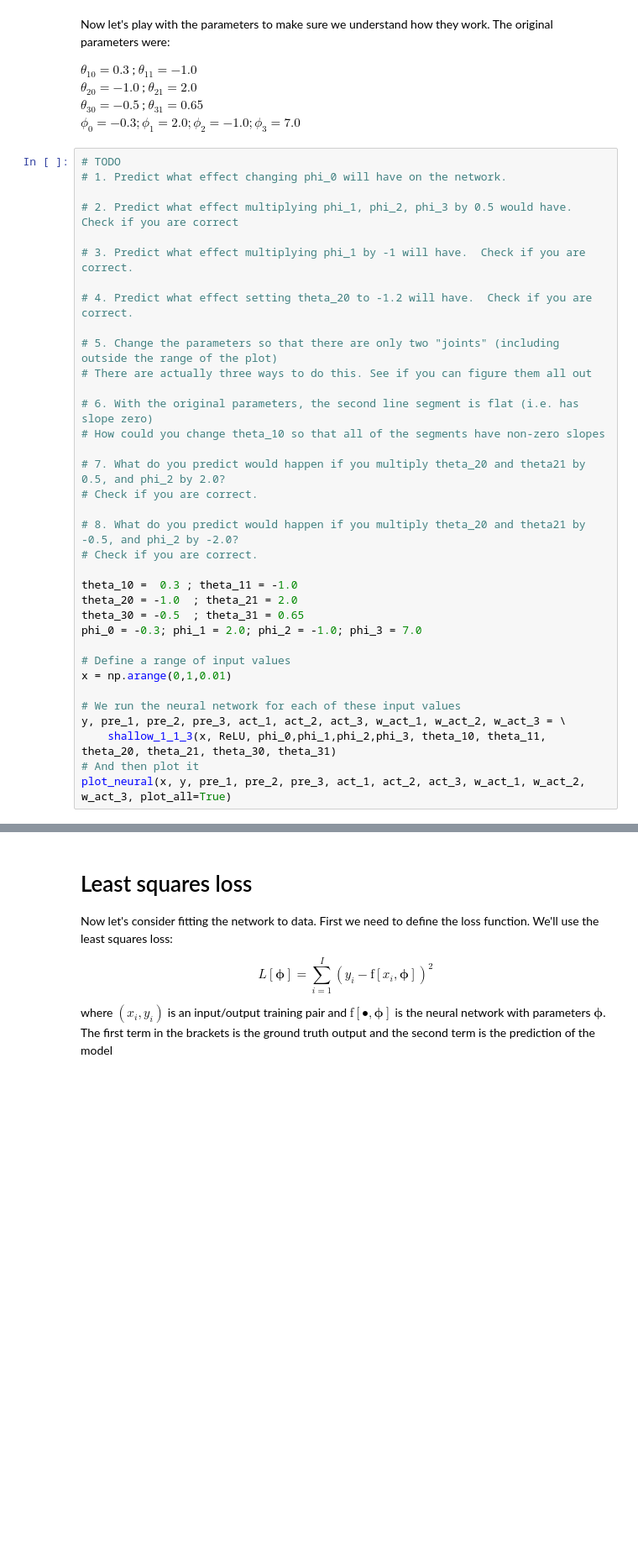
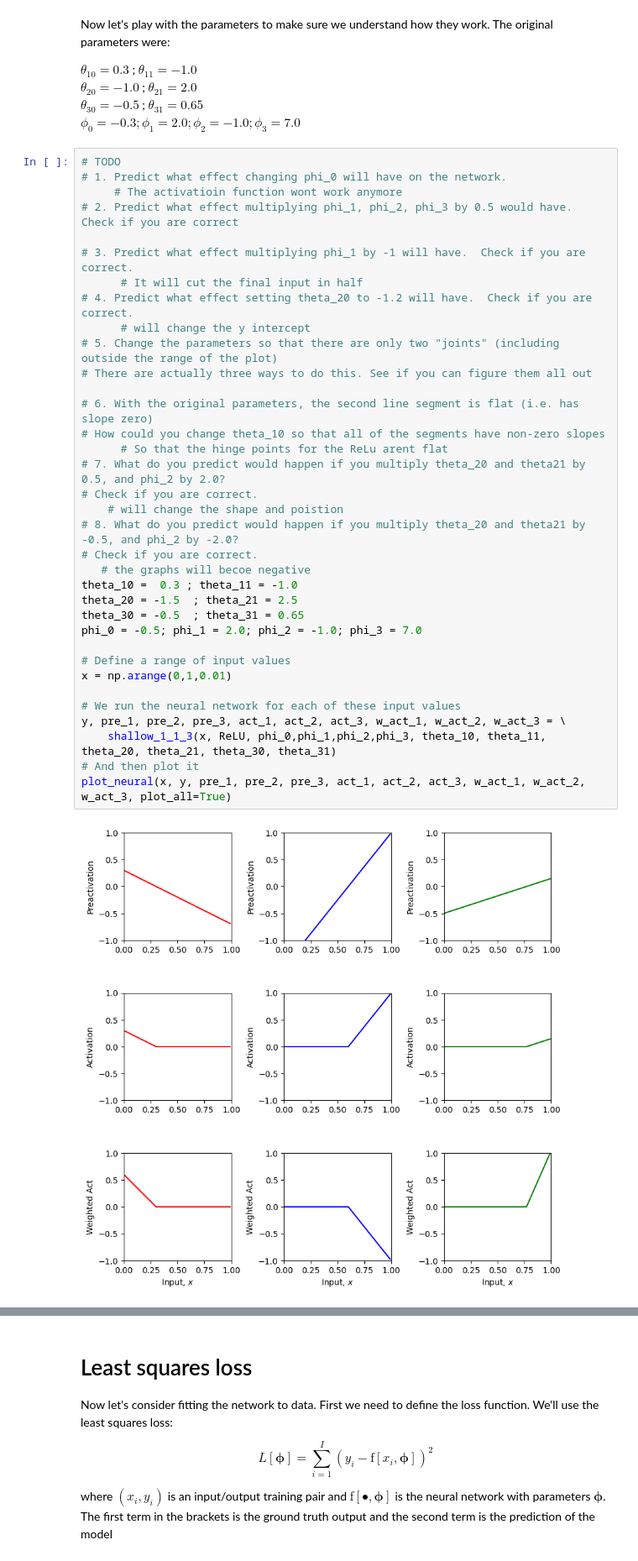
Before and after one commit to ShawnDhillon1/167-DL, a Jupyter notebook: assignment3.ipynb, the cells around one changed output, grey strips where cells are left out. Shown at 84% size. Saved outputs shown, nothing was run; the diff lists cells and outputs as text; blank space fills up the shorter version.

```diff
--- a/assignment3.ipynb
+++ b/assignment3.ipynb
@@ -135,35 +135,37 @@ $\phi_0 = -0.3; \phi_1 = 2.0; \phi_2 = -1.0; \phi_3 = 7.0$
 # %%
 # TODO
 # 1. Predict what effect changing phi_0 will have on the network.
-
+     # The activatioin function wont work anymore
 # 2. Predict what effect multiplying phi_1, phi_2, phi_3 by 0.5 would have.  Check if you are correct
 
 # 3. Predict what effect multiplying phi_1 by -1 will have.  Check if you are correct.
-
+      # It will cut the final input in half
 # 4. Predict what effect setting theta_20 to -1.2 will have.  Check if you are correct.
-
+      # will change the y intercept
 # 5. Change the parameters so that there are only two "joints" (including outside the range of the plot)
 # There are actually three ways to do this. See if you can figure them all out
 
 # 6. With the original parameters, the second line segment is flat (i.e. has slope zero)
 # How could you change theta_10 so that all of the segments have non-zero slopes
-
+      # So that the hinge points for the ReLu arent flat
 # 7. What do you predict would happen if you multiply theta_20 and theta21 by 0.5, and phi_2 by 2.0?
 # Check if you are correct.
-
+    # will change the shape and poistion
 # 8. What do you predict would happen if you multiply theta_20 and theta21 by -0.5, and phi_2 by -2.0?
 # Check if you are correct.
-
+   # the graphs will becoe negative
 theta_10 =  0.3 ; theta_11 = -1.0
-theta_20 = -1.0  ; theta_21 = 2.0
+theta_20 = -1.5  ; theta_21 = 2.5
 theta_30 = -0.5  ; theta_31 = 0.65
-phi_0 = -0.3; phi_1 = 2.0; phi_2 = -1.0; phi_3 = 7.0
+phi_0 = -0.5; phi_1 = 2.0; phi_2 = -1.0; phi_3 = 7.0
 
 # Define a range of input values
 x = np.arange(0,1,0.01)
 
 # We run the neural network for each of these input values
 y, pre_1, pre_2, pre_3, act_1, act_2, act_3, w_act_1, w_act_2, w_act_3 = \
     shallow_1_1_3(x, ReLU, phi_0,phi_1,phi_2,phi_3, theta_10, theta_11, theta_20, theta_21, theta_30, theta_31)
 # And then plot it
 plot_neural(x, y, pre_1, pre_2, pre_3, act_1, act_2, act_3, w_act_1, w_act_2, w_act_3, plot_all=True)
+# %% [output]
+[figure, added]
```
Also changed, not shown: parts of 1 cell of this notebook.
